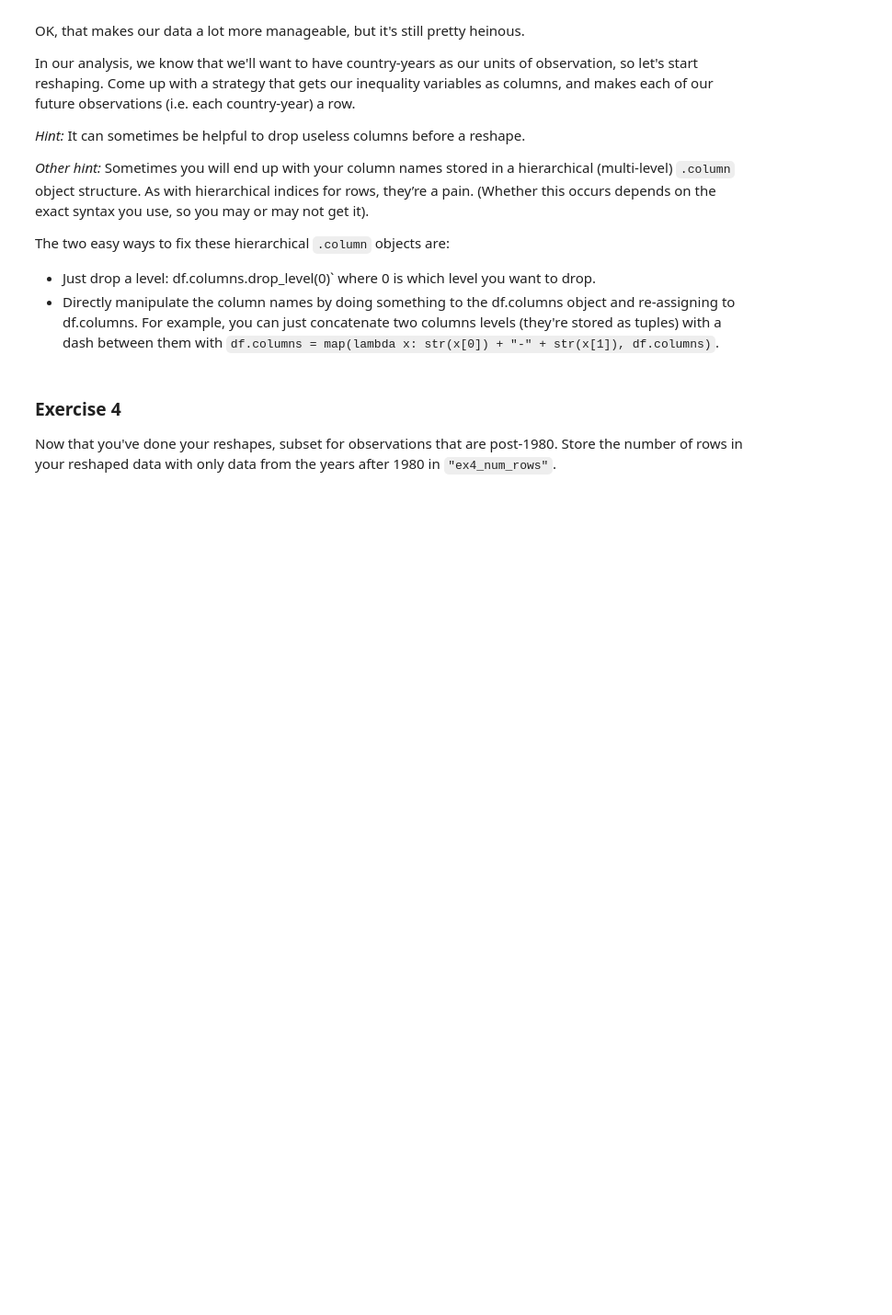
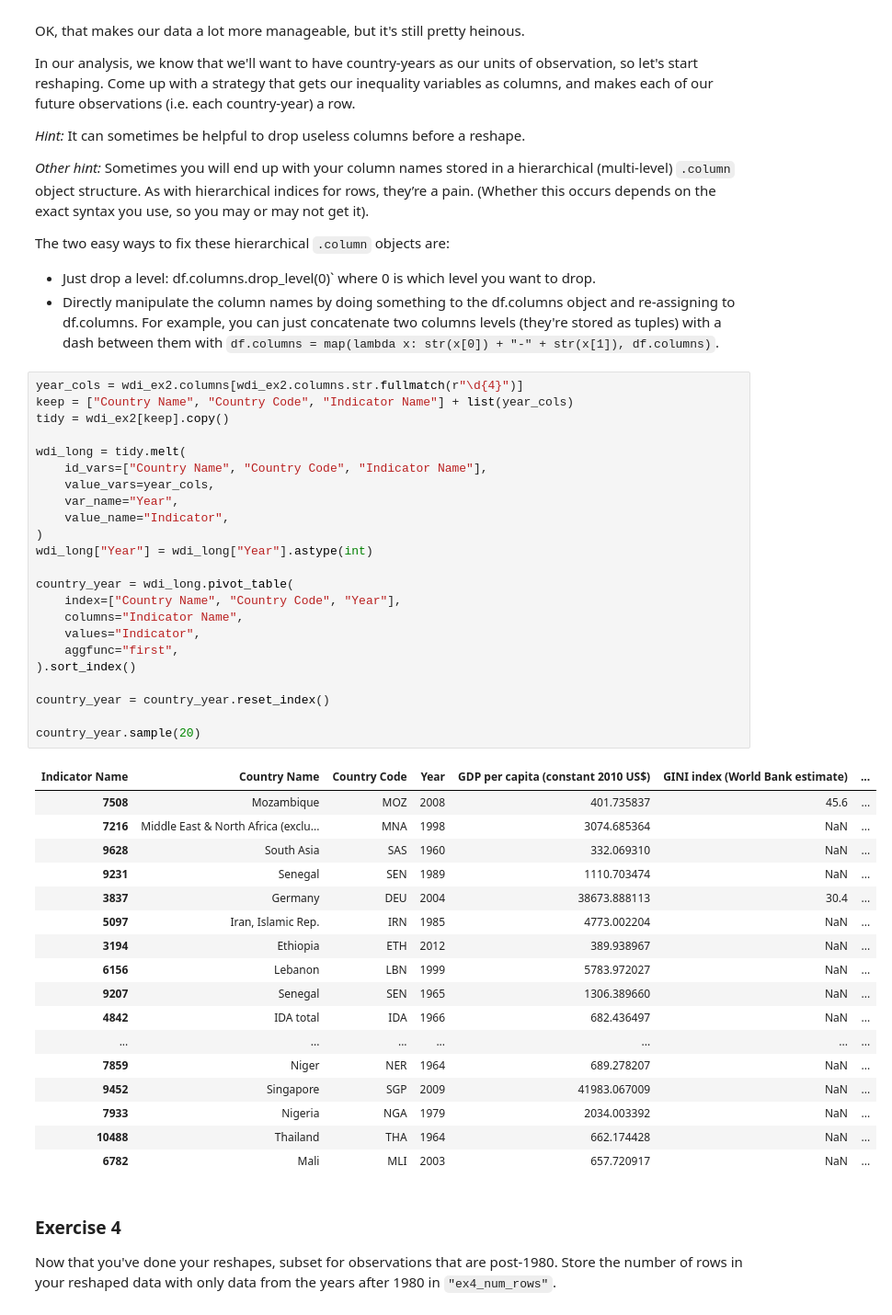
Before and after one commit to Gechyb/PDS_Reshaping_Data, a Jupyter notebook: exercise_reshaping.ipynb, the cells around one changed output. Shown at 92% size. Cells and saved outputs as stored; diff of their text form; blank space fills up the shorter version.

```diff
--- a/exercise_reshaping.ipynb
+++ b/exercise_reshaping.ipynb
@@ -185,6 +203,47 @@ The two easy ways to fix these hierarchical `.column` objects are:
 
 - Just drop a level: df.columns.drop_level(0)` where 0 is which level you want to drop.
 - Directly manipulate the column names by doing something to the df.columns object and re-assigning to df.columns. For example, you can just concatenate two columns levels (they're stored as tuples) with a dash between them with `df.columns = map(lambda x: str(x[0]) + "-" + str(x[1]), df.columns)`.
+# %%
+year_cols = wdi_ex2.columns[wdi_ex2.columns.str.fullmatch(r"\d{4}")]
+keep = ["Country Name", "Country Code", "Indicator Name"] + list(year_cols)
+tidy = wdi_ex2[keep].copy()
+
+wdi_long = tidy.melt(
+    id_vars=["Country Name", "Country Code", "Indicator Name"],
+    value_vars=year_cols,
+    var_name="Year",
+    value_name="Indicator",
+)
+wdi_long["Year"] = wdi_long["Year"].astype(int)
+
+country_year = wdi_long.pivot_table(
+    index=["Country Name", "Country Code", "Year"],
+    columns="Indicator Name",
+    values="Indicator",
+    aggfunc="first",
+).sort_index()
+
+country_year = country_year.reset_index()
+
+country_year.sample(20)
+# %% [output]
+| Indicator Name | Country Name | Country Code | Year | GDP per capita (constant 2010 US$) | GINI index (World Bank estimate) | ... |
+| 7508 | Mozambique | MOZ | 2008 | 401.735837 | 45.6 | ... |
+| 7216 | Middle East & North Africa (exclu... | MNA | 1998 | 3074.685364 | NaN | ... |
+| 9628 | South Asia | SAS | 1960 | 332.069310 | NaN | ... |
+| 9231 | Senegal | SEN | 1989 | 1110.703474 | NaN | ... |
+| 3837 | Germany | DEU | 2004 | 38673.888113 | 30.4 | ... |
+| 5097 | Iran, Islamic Rep. | IRN | 1985 | 4773.002204 | NaN | ... |
+| 3194 | Ethiopia | ETH | 2012 | 389.938967 | NaN | ... |
+| 6156 | Lebanon | LBN | 1999 | 5783.972027 | NaN | ... |
+| 9207 | Senegal | SEN | 1965 | 1306.389660 | NaN | ... |
+| 4842 | IDA total | IDA | 1966 | 682.436497 | NaN | ... |
+| ... | ... | ... | ... | ... | ... | ... |
+| 7859 | Niger | NER | 1964 | 689.278207 | NaN | ... |
+| 9452 | Singapore | SGP | 2009 | 41983.067009 | NaN | ... |
+| 7933 | Nigeria | NGA | 1979 | 2034.003392 | NaN | ... |
+| 10488 | Thailand | THA | 1964 | 662.174428 | NaN | ... |
+| 6782 | Mali | MLI | 2003 | 657.720917 | NaN | ... |
 # %% [markdown]
 ### Exercise 4
 
```
Also changed, not shown: parts of 6 cells of this notebook.
